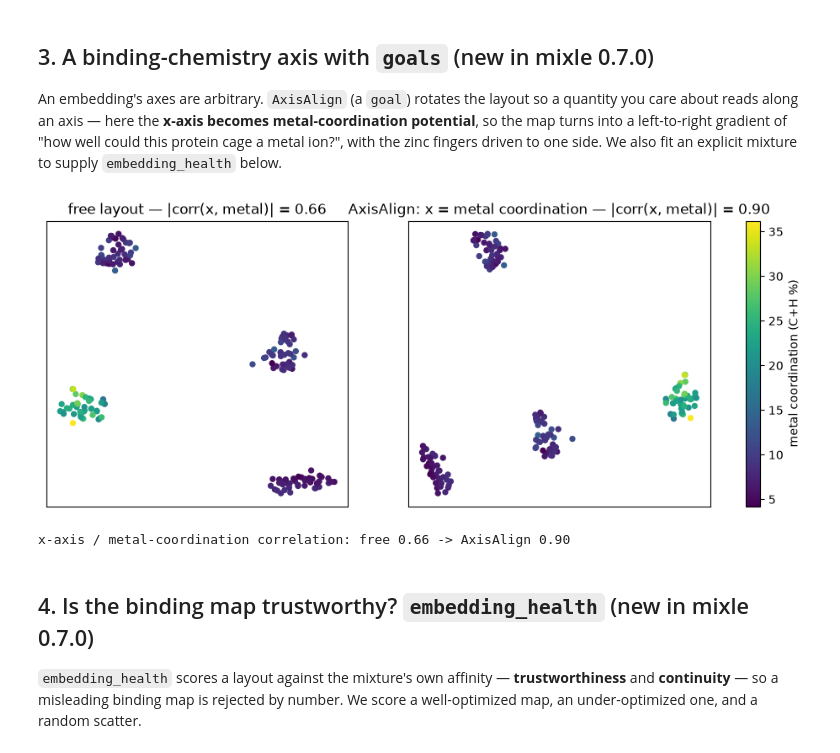
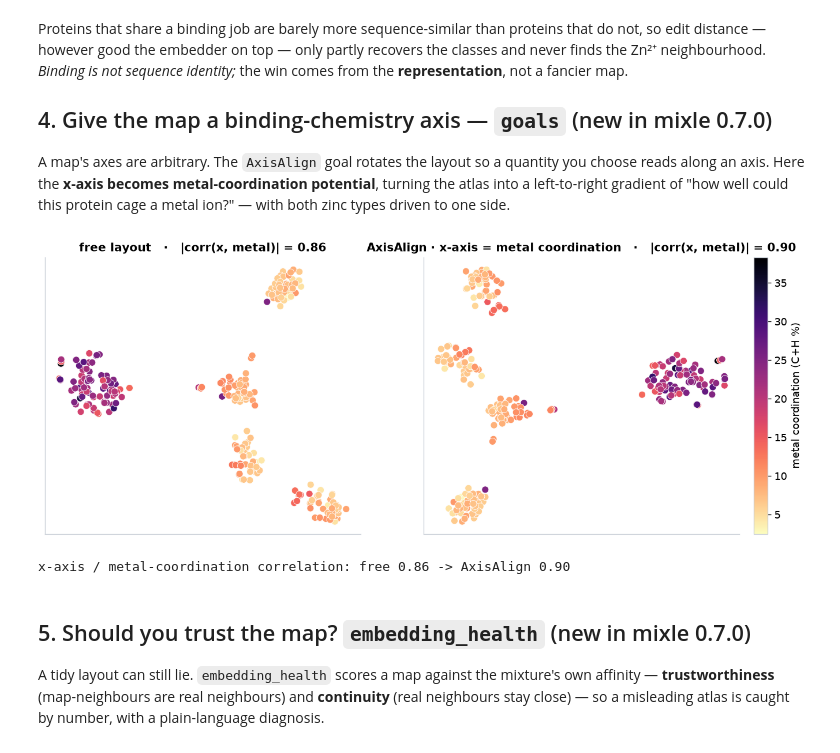
Before and after one commit to gmboquet/mixle-notebooks, a Jupyter notebook: notebooks/tutorials/embedding_with_htsne.ipynb, the cells around one changed output. Saved outputs shown, nothing was run; the diff lists cells and outputs as text; code cells hidden in the pictures.

```diff
--- a/notebooks/tutorials/embedding_with_htsne.ipynb
+++ b/notebooks/tutorials/embedding_with_htsne.ipynb
@@ -142,14 +87,0 @@ The same records embed under a UMAP-style objective, and `affinity=` selects how
-# %%
-fig, ax = plt.subplots(1, 4, figsize=(16, 3.8))
-Yh = humap(proteins, seed=1, n_neighbors=15, out=io.StringIO())
-for k, name in enumerate(bind_names):
-    m = binds == k
-    ax[0].scatter(Yh[m, 0], Yh[m, 1], s=12, color=COLORS[k], alpha=0.8)
-ax[0].set_title('humap — purity %.2f' % knn_purity(Yh, binds)); ax[0].set_xticks([]); ax[0].set_yticks([])
-for a, aff in zip(ax[1:], ['bhattacharyya', 'coassign', 'fisher']):
-    Y = htsne(proteins, seed=1, perplexity=20, affinity=aff, out=io.StringIO())
-    for k in range(len(bind_names)):
-        m = binds == k
-        a.scatter(Y[m, 0], Y[m, 1], s=12, color=COLORS[k], alpha=0.8)
-    a.set_title("htsne affinity='%s'\npurity %.2f" % (aff, knn_purity(Y, binds))); a.set_xticks([]); a.set_yticks([])
-plt.tight_layout(); plt.show()
@@ -157,0 +133,9 @@ plt.tight_layout(); plt.show()
+# %%
+metal = np.array([p[0] for p in proteins])
+fig, ax = plt.subplots(figsize=(7.6, 6.2))
+sc = ax.scatter(atlas[:, 0], atlas[:, 1], c=metal, cmap='magma_r', s=60,
+                edgecolors='white', linewidths=0.5)
+ax.set_xticks([]); ax.set_yticks([])
+ax.set_title('the atlas, shaded by metal-coordination potential (Cys+His %)')
+cb = fig.colorbar(sc, ax=ax, fraction=0.045, pad=0.02); cb.set_label('metal coordination (C+H %)')
+plt.tight_layout(); plt.show()
@@ -158,39 +180,42 @@ plt.tight_layout(); plt.show()
 # %% [markdown]
-## 3. A binding-chemistry axis with `goals` (new in mixle 0.7.0)
+Proteins that share a binding job are barely more sequence-similar than proteins that do not, so edit
+distance — however good the embedder on top — only partly recovers the classes and never finds the
+Zn²⁺ neighbourhood. *Binding is not sequence identity;* the win comes from the **representation**, not a
+fancier map.
 
-An embedding's axes are arbitrary. `AxisAlign` (a `goal`) rotates the layout so a quantity you care
-about reads along an axis — here the **x-axis becomes metal-coordination potential**, so the map turns
-into a left-to-right gradient of "how well could this protein cage a metal ion?", with the zinc fingers
-driven to one side. We also fit an explicit mixture to supply `embedding_health` below.
+## 4. Give the map a binding-chemistry axis — `goals` (new in mixle 0.7.0)
+
+A map's axes are arbitrary. The `AxisAlign` goal rotates the layout so a quantity you choose reads along
+an axis. Here the **x-axis becomes metal-coordination potential**, turning the atlas into a left-to-right
+gradient of "how well could this protein cage a metal ion?" — with both zinc types driven to one side.
 # %%
-from mixle.stats import (GaussianEstimator, CategoricalEstimator, PoissonEstimator, CompositeEstimator, MixtureEstimator)
+from mixle.stats import (GaussianEstimator, PoissonEstimator, CompositeEstimator, MixtureEstimator)
 from mixle.inference.estimation import optimize
 from mixle.utils.hvis import AxisAlign
 
 record_est = CompositeEstimator((GaussianEstimator(), GaussianEstimator(), GaussianEstimator(),
-                                 PoissonEstimator(), CategoricalEstimator()))
-mix = optimize(proteins, MixtureEstimator([record_est] * 4), max_its=50, rng=np.random.RandomState(0), out=io.StringIO())
+                                 GaussianEstimator(), PoissonEstimator()))
+mix = optimize(proteins, MixtureEstimator([record_est] * 6), max_its=50, rng=np.random.RandomState(0), out=io.StringIO())
 
-metal = np.array([p[0] for p in proteins])
-free = htsne(proteins, seed=1, perplexity=20, out=io.StringIO())
-axed = htsne(proteins, seed=1, perplexity=20, goals=[AxisAlign(metal.tolist(), axis=0, weight=0.6)], out=io.StringIO())
+free = htsne(proteins, seed=1, perplexity=25, out=io.StringIO())
+axed = htsne(proteins, seed=1, perplexity=25, goals=[AxisAlign(metal.tolist(), axis=0, weight=0.6)], out=io.StringIO())
 corr = lambda Y: abs(np.corrcoef(Y[:, 0], metal)[0, 1])
 
-fig, ax = plt.subplots(1, 2, figsize=(11, 4.4))
-for a, Y, t in [(ax[0], free, 'free layout'), (ax[1], axed, 'AxisAlign: x = metal coordination')]:
-    sc = a.scatter(Y[:, 0], Y[:, 1], c=metal, cmap='viridis', s=18)
-    a.set_title('%s — |corr(x, metal)| = %.2f' % (t, corr(Y))); a.set_xticks([]); a.set_yticks([])
-fig.colorbar(sc, ax=ax, fraction=0.025, label='metal coordination (C+H %)'); plt.show()
+fig, ax = plt.subplots(1, 2, figsize=(13.5, 5.2))
+for a, Y, t in [(ax[0], free, 'free layout'), (ax[1], axed, 'AxisAlign · x-axis = metal coordination')]:
+    sc = a.scatter(Y[:, 0], Y[:, 1], c=metal, cmap='magma_r', s=52, edgecolors='white', linewidths=0.5)
+    a.set_xticks([]); a.set_yticks([]); a.set_title('%s   ·   |corr(x, metal)| = %.2f' % (t, corr(Y)))
+fig.colorbar(sc, ax=ax, fraction=0.022, pad=0.02, label='metal coordination (C+H %)'); plt.show()
 print('x-axis / metal-coordination correlation: free %.2f -> AxisAlign %.2f' % (corr(free), corr(axed)))
 # %% [output]
-[figure, old version]
+[figure, new version]
-x-axis / metal-coordination correlation: free 0.66 -> AxisAlign 0.90
+x-axis / metal-coordination correlation: free 0.86 -> AxisAlign 0.90
 # %% [markdown]
-## 4. Is the binding map trustworthy? `embedding_health` (new in mixle 0.7.0)
+## 5. Should you trust the map? `embedding_health` (new in mixle 0.7.0)
 
-`embedding_health` scores a layout against the mixture's own affinity — **trustworthiness** and
-**continuity** — so a misleading binding map is rejected by number. We score a well-optimized map, an
-under-optimized one, and a random scatter.
+A tidy layout can still lie. `embedding_health` scores a map against the mixture's own affinity —
+**trustworthiness** (map-neighbours are real neighbours) and **continuity** (real neighbours stay close)
+— so a misleading atlas is caught by number, with a plain-language diagnosis.
 # %%
 from mixle.utils.hvis import embedding_health
 
```
Also changed, not shown: parts of 15 cells of this notebook, 1 other file.
